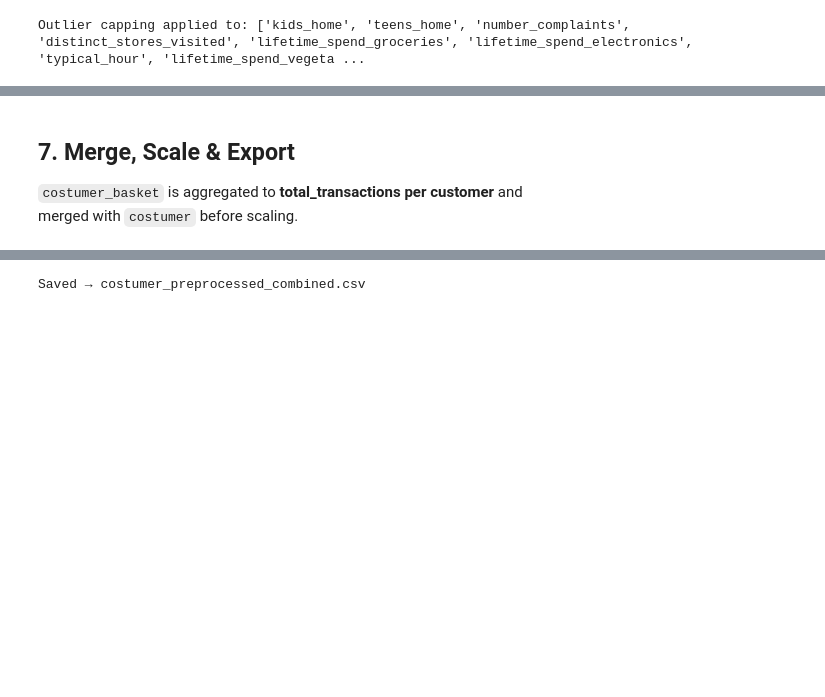
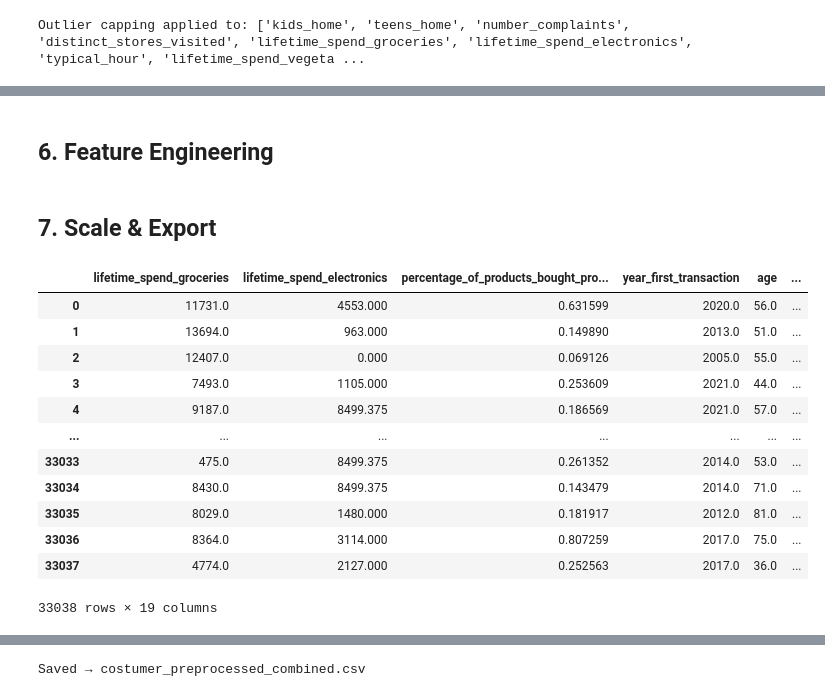
Before and after one commit to margaridaspereira/costumer-assignment, a Jupyter notebook: eda.ipynb, the cells around one changed output, grey strips where cells are left out. Drawn from its saved outputs; the diff is of its cells as text; code cells hidden in the pictures; blank space fills up the shorter version.

```diff
--- a/eda.ipynb
+++ b/eda.ipynb
@@ -261,6 +250,49 @@ dtype: int64
+# %% [markdown]
+## 6. Feature Engineering
+# %%
+# Convert first transaction year to seniority
+costumer['years_as_customer'] = current_year - costumer['year_first_transaction']
+
+# Encode gender — astype(str) guards against any unexpected NaN
+le = LabelEncoder()
+costumer['customer_gender'] = le.fit_transform(costumer['customer_gender'].astype(str))
+
+# Combine 'kids_at_home' with 'teens_at_home'
+costumer['dependents_home'] = costumer['kids_home'] + costumer['teens_home']
+
+# Create spend collumns
+spend_cols = [col for col in costumer.columns if 'lifetime_spend_' in col]
+
+costumer['total_spend'] = costumer[spend_cols].sum(axis=1)
+
+for col in spend_cols:
+    pct_name = col.replace('lifetime_spend_', 'pct_')
+    costumer[pct_name] = costumer[col] / (costumer['total_spend'] + 0.0001)
+
+# Drop non-predictive columns
+cols_to_drop = ['customer_id', 'customer_name','customer_gender', 'customer_birthdate', 'latitude', 'longitude',
+                'number_complaints', 'distinct_stores_visited','typical_hour', 'loyalty_card_number', 'kids_home', 'teens_home',
+                'lifetime_total_distinct_products','lifetime_spend_vegetables', 'lifetime_spend_nonalcohol_drinks',
+                'lifetime_spend_alcohol_drinks','lifetime_spend_meat','lifetime_spend_fish','lifetime_spend_hygiene',
+                'lifetime_spend_videogames','lifetime_spend_petfood','lifetime_total_distinct_products']
+
+costumer = costumer.drop(columns=cols_to_drop, errors='ignore')
 # %% [markdown]
-## 7. Merge, Scale & Export
-
-`costumer_basket` is aggregated to **total_transactions per customer** and
-merged with `costumer` before scaling.
+## 7. Scale & Export
+# %%
+costumer
+# %% [output]
+|  | lifetime_spend_groceries | lifetime_spend_electronics | percentage_of_products_bought_pro... | year_first_transaction | age | ... |
+| 0 | 11731.0 | 4553.000 | 0.631599 | 2020.0 | 56.0 | ... |
+| 1 | 13694.0 | 963.000 | 0.149890 | 2013.0 | 51.0 | ... |
+| 2 | 12407.0 | 0.000 | 0.069126 | 2005.0 | 55.0 | ... |
+| 3 | 7493.0 | 1105.000 | 0.253609 | 2021.0 | 44.0 | ... |
+| 4 | 9187.0 | 8499.375 | 0.186569 | 2021.0 | 57.0 | ... |
+| ... | ... | ... | ... | ... | ... | ... |
+| 33033 | 475.0 | 8499.375 | 0.261352 | 2014.0 | 53.0 | ... |
+| 33034 | 8430.0 | 8499.375 | 0.143479 | 2014.0 | 71.0 | ... |
+| 33035 | 8029.0 | 1480.000 | 0.181917 | 2012.0 | 81.0 | ... |
+| 33036 | 8364.0 | 3114.000 | 0.807259 | 2017.0 | 75.0 | ... |
+| 33037 | 4774.0 | 2127.000 | 0.252563 | 2017.0 | 36.0 | ... |
+33038 rows × 19 columns
 # %%
```
Also changed, not shown: parts of 18 cells of this notebook, 1 other file.
